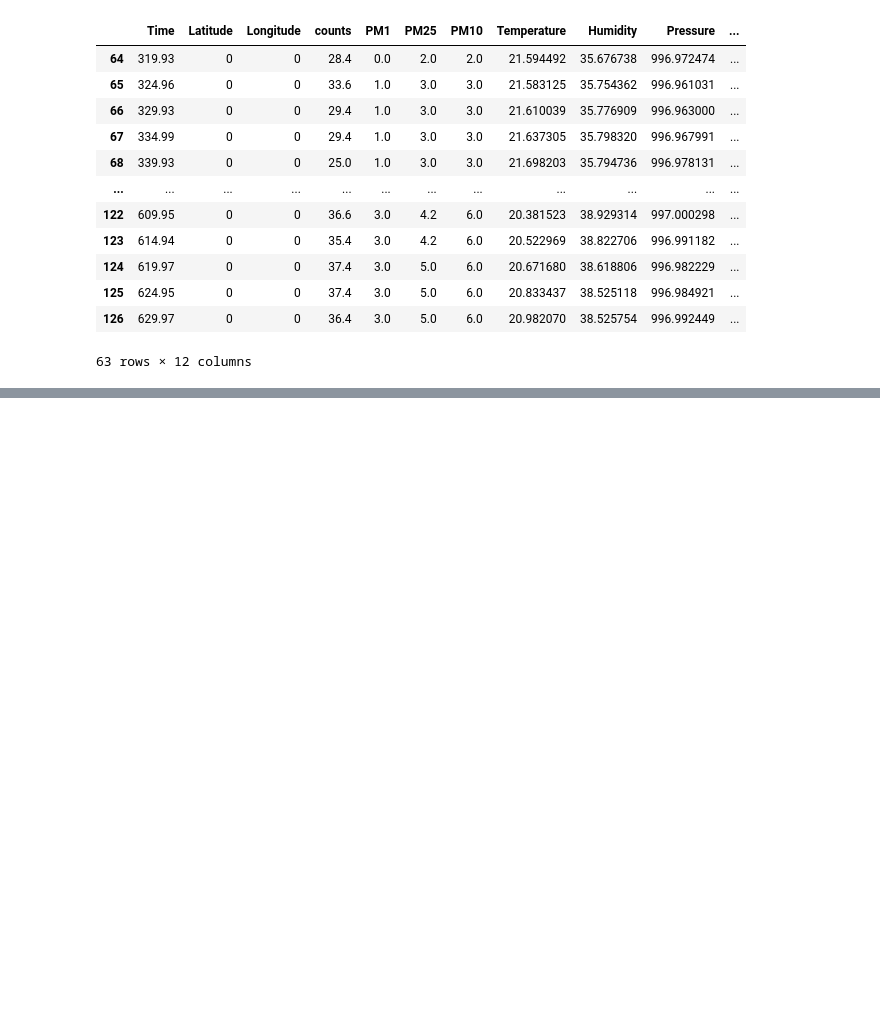
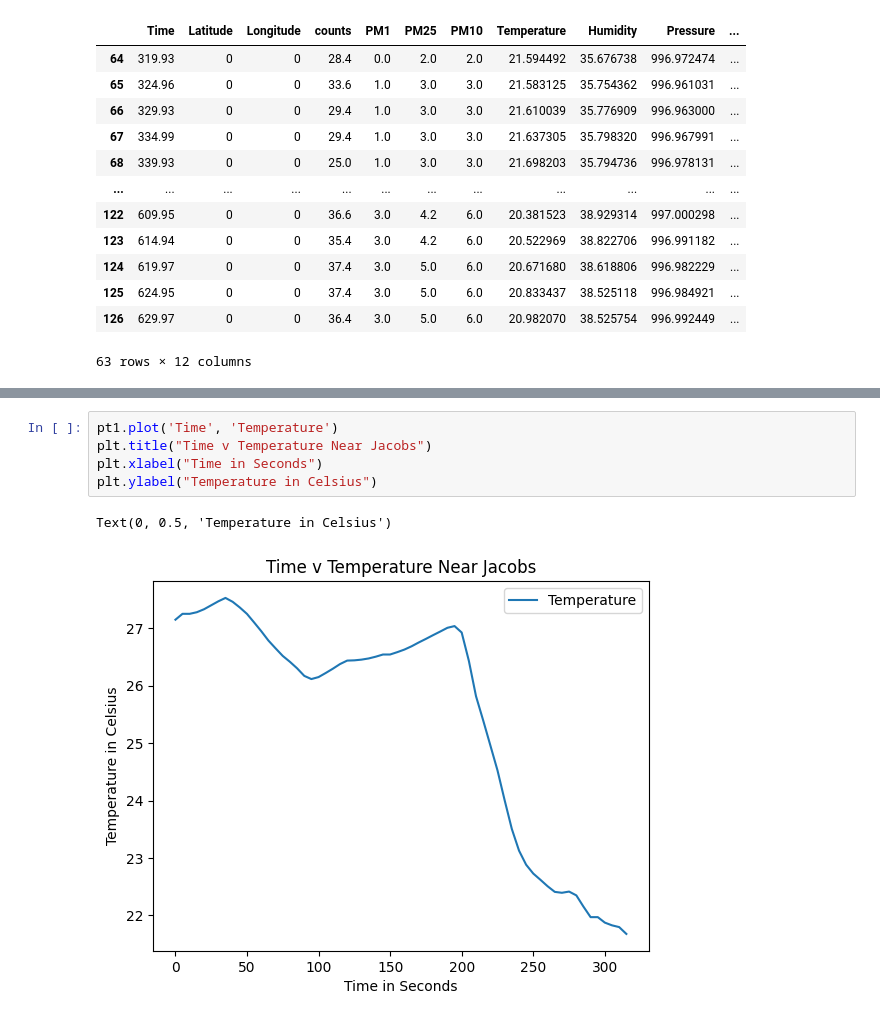
Before and after one commit to Gish-Sky/E11_LabWork, a Jupyter notebook: hw10.ipynb, the cells around one changed output, grey strips where cells are left out. Drawn from its saved outputs; the diff is of its cells as text; blank space fills up the shorter version.

```diff
--- a/hw10.ipynb
+++ b/hw10.ipynb
@@ -81,0 +92,8 @@ pt2
+# %%
+pt1.plot('Time', 'Temperature')
+plt.title("Time v Temperature Near Jacobs")
+plt.xlabel("Time in Seconds")
+plt.ylabel("Temperature in Celsius")
+# %% [output]
+Text(0, 0.5, 'Temperature in Celsius')
+[figure, added]
```
Also changed, not shown: parts of 6 cells of this notebook.
